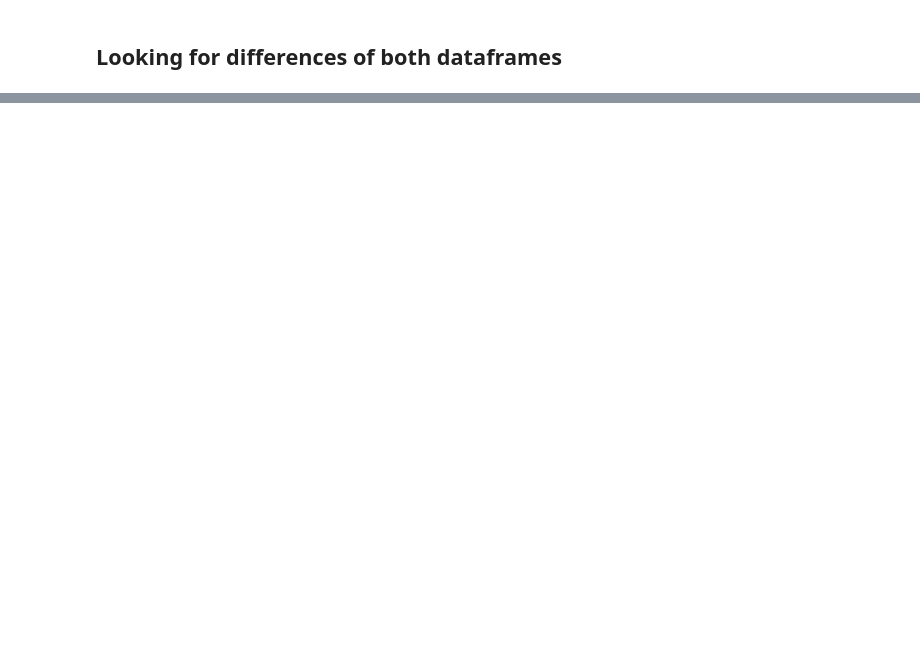
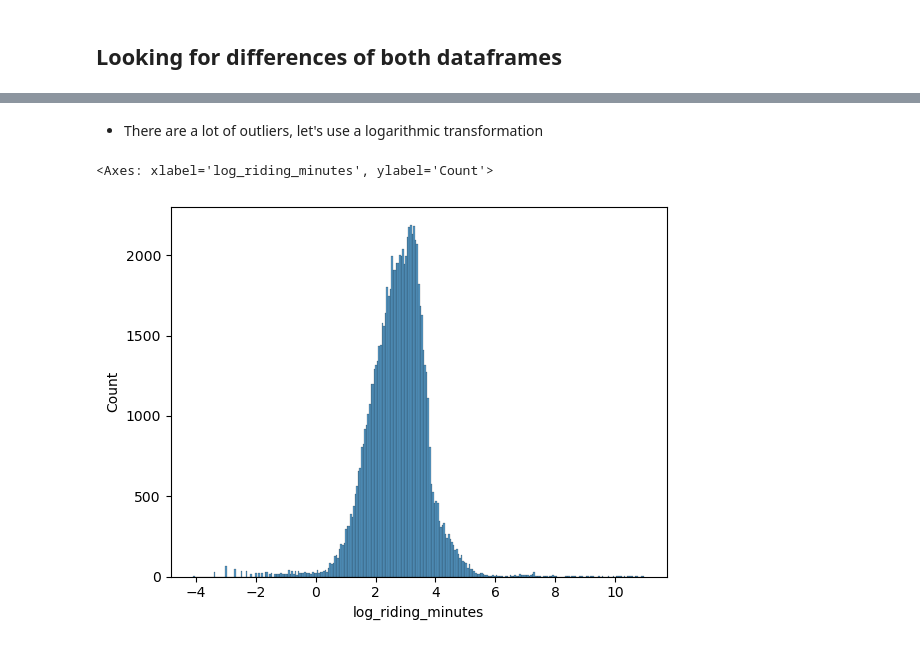
Before and after one commit to Alejolamilla/Cyclistic_Data_Analysis, a Jupyter notebook: Cyclistic_Data_Analysis.ipynb, the cells around one changed output, grey strips where cells are left out. Drawn from its saved outputs; the diff is of its cells as text; code cells hidden in the pictures; blank space fills up the shorter version.

```diff
--- a/Cyclistic_Data_Analysis.ipynb
+++ b/Cyclistic_Data_Analysis.ipynb
@@ -91,2 +111,14 @@ df['riding_minutes'] = df['riding_time'].dt.total_seconds() / 60
+# %% [markdown]
+- There are a lot of outliers, let's use a logarithmic transformation
+# %%
+# Applying log convertion to deal with outliers
+df["log_riding_minutes"] = np.log(df["riding_minutes"])
+
+sns.histplot(
+    data= df["log_riding_minutes"]
+)
+# %% [output]
+<Axes: xlabel='log_riding_minutes', ylabel='Count'>
+[figure, added]
 # %%
 sns.boxplot(
```
Also changed, not shown: parts of 17 cells of this notebook.
